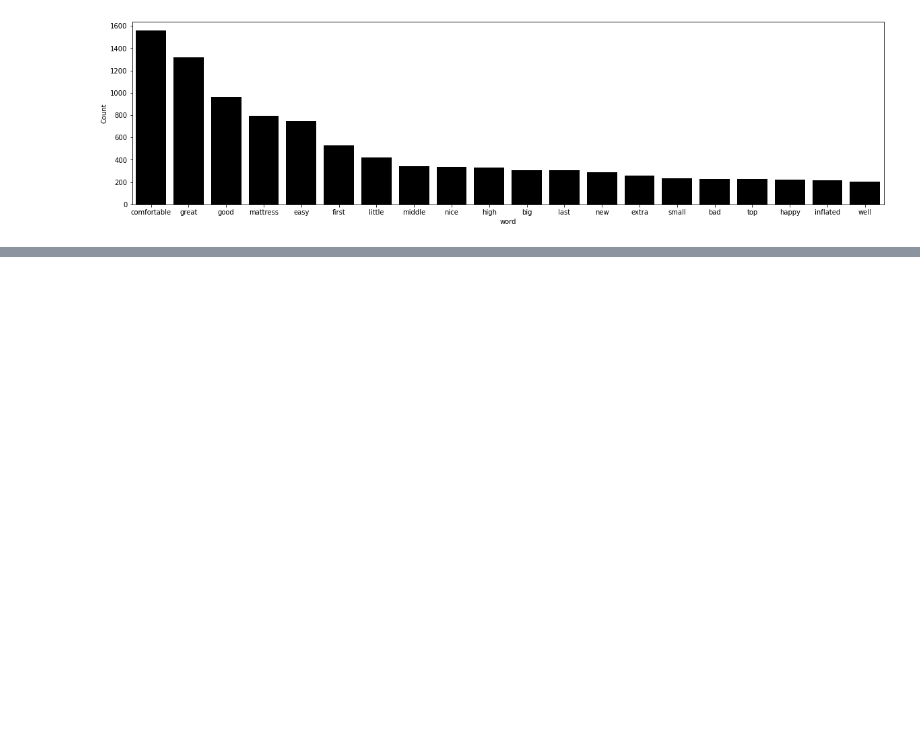
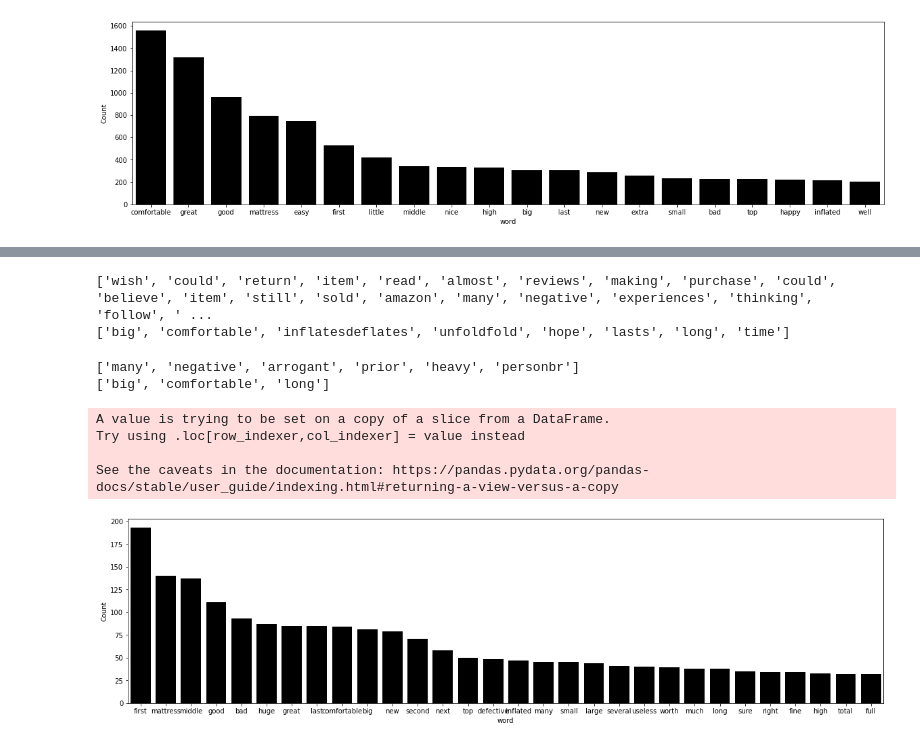
Before and after one commit to jbenasuli/consumer_behavior, a Jupyter notebook: ML_Topic_Analysis.ipynb, the cells around one changed output, grey strips where cells are left out. Saved outputs shown, nothing was run; the diff lists cells and outputs as text; code cells hidden in the pictures; blank space fills up the shorter version.

Commit message:
Updated to topic analysis ML model

```diff
--- a/ML_Topic_Analysis.ipynb
+++ b/ML_Topic_Analysis.ipynb
@@ -165,0 +205,54 @@ freq_words(df['reviews'], 20)
+# %%
+stop_words = stopwords.words('english')
+
+# Remove stopwords
+def remove_stopwords(rev):
+    rev_new = " ".join([i for i in rev if i not in stop_words])
+    return rev_new
+
+# Exclude stopwords from the text
+reviews_1star = [remove_stopwords(r.split()) for r in df_1star['review_body']]
+reviews_5stars = [remove_stopwords(r.split()) for r in df_5stars['review_body']]
+# %%
+# 7 Use nlp to remove words that are not aggregating to analysis, using only adjectives
+nlp = spacy.load('en_core_web_sm', disable=['parser', 'ner'])
+
+# def lemmatization(texts, tags=['NOUN', 'ADJ']): # filter noun and adjective
+def lemmatization(texts, tags=['ADJ']): # filter noun and adjective
+       output = []
+       for sent in texts:
+             doc = nlp(" ".join(sent))
+             output.append([token.lemma_ for token in doc if token.pos_ in tags])
+       return output
+# %%
+tokenized_reviews_1star = pd.Series(reviews_1star).apply(lambda x: x.split())
+tokenized_reviews_5stars = pd.Series(reviews_5stars).apply(lambda x: x.split())
+print(tokenized_reviews_1star[1])
+print(tokenized_reviews_5stars[1])
+# %% [output]
+['wish', 'could', 'return', 'item', 'read', 'almost', 'reviews', 'making', 'purchase', 'could', 'believe', 'item', 'still', 'sold', 'amazon', 'many', 'negative', 'experiences', 'thinking', 'follow', ' ...
+['big', 'comfortable', 'inflatesdeflates', 'unfoldfold', 'hope', 'lasts', 'long', 'time']
+# %%
+reviews_1star_2 = lemmatization(tokenized_reviews_1star)
+reviews_5stars_2 = lemmatization(tokenized_reviews_5stars)
+
+print(reviews_1star_2[1])
+print(reviews_5stars_2[1])
+# %% [output]
+['many', 'negative', 'arrogant', 'prior', 'heavy', 'personbr']
+['big', 'comfortable', 'long']
+# %%
+# Create chart frequent words for 1 star reviews
+reviews_1star_3 = []
+for i in range(len(reviews_1star_2 )):
+    reviews_1star_3.append(' '.join(reviews_1star_2[i]))
+
+df_1star['reviews'] = reviews_1star_3
+
+freq_words(df_1star['reviews'], 30)
+# %% [output]
+A value is trying to be set on a copy of a slice from a DataFrame.
+Try using .loc[row_indexer,col_indexer] = value instead
+
+See the caveats in the documentation: https://pandas.pydata.org/pandas-docs/stable/user_guide/indexing.html#returning-a-view-versus-a-copy
+[figure, added]
```
Also changed, not shown: parts of 7 cells of this notebook.
